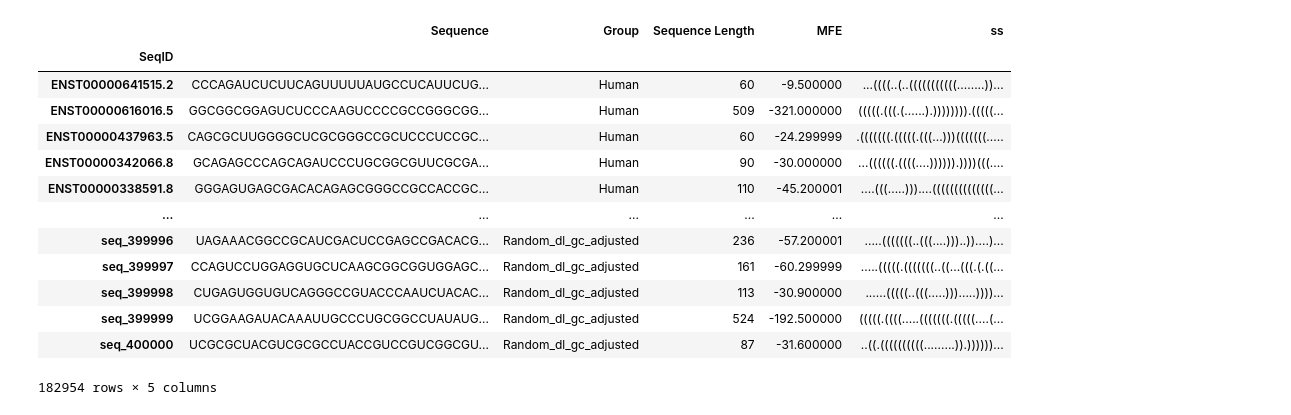
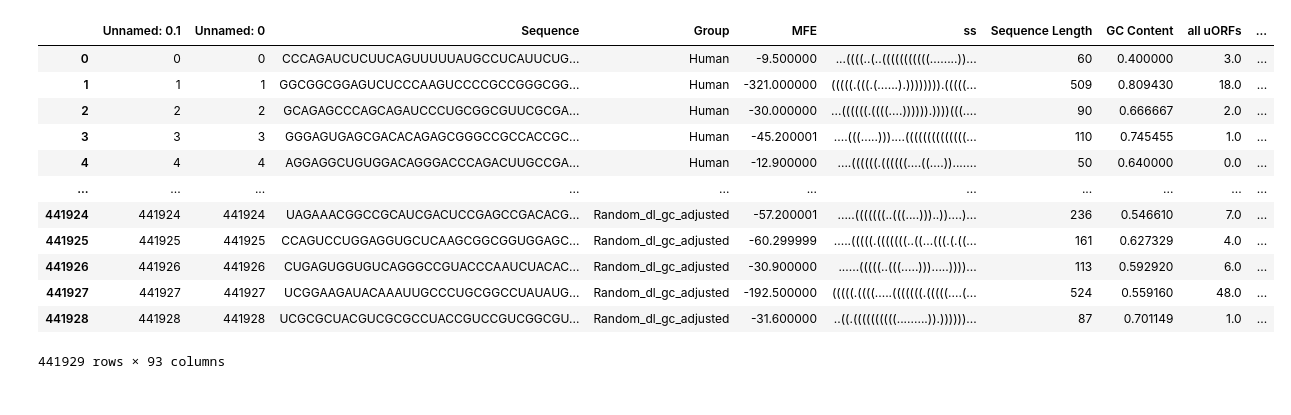
Before and after one commit to jechochamber/Bachelor, a Jupyter notebook: plots.ipynb, the cells around one changed output. Saved outputs shown, nothing was run; the diff lists cells and outputs as text; code cells hidden in the pictures.

```diff
--- a/plots.ipynb
+++ b/plots.ipynb
@@ -10,20 +14,22 @@ counts.set_index('SeqID',inplace=True)
+# %%
+seqs=pd.read_csv("data/newdataset.csv")
+seqs
+# %% [output]
+|  | Unnamed: 0.1 | Unnamed: 0 | Sequence | Group | MFE | ss | Sequence Length | GC Content | all uORFs | ... |
+| 0 | 0 | 0 | CCCAGAUCUCUUCAGUUUUUAUGCCUCAUUCUG... | Human | -9.500000 | ...((((..(..(((((((((((........))... | 60 | 0.400000 | 3.0 | ... |
+| 1 | 1 | 1 | GGCGGCGGAGUCUCCCAAGUCCCCGCCGGGCGG... | Human | -321.000000 | (((((.(((.(......).)))))))).(((((... | 509 | 0.809430 | 18.0 | ... |
+| 2 | 2 | 2 | GCAGAGCCCAGCAGAUCCCUGCGGCGUUCGCGA... | Human | -30.000000 | ...((((((.((((....)))))).))))(((.... | 90 | 0.666667 | 2.0 | ... |
+| 3 | 3 | 3 | GGGAGUGAGCGACACAGAGCGGGCCGCCACCGC... | Human | -45.200001 | ....(((.....)))....((((((((((((((... | 110 | 0.745455 | 1.0 | ... |
+| 4 | 4 | 4 | AGGAGGCUGUGGACAGGGACCCAGACUUGCCGA... | Human | -12.900000 | ....((((((.((((((....((....))....... | 50 | 0.640000 | 0.0 | ... |
+| ... | ... | ... | ... | ... | ... | ... | ... | ... | ... | ... |
+| 441924 | 441924 | 441924 | UAGAAACGGCCGCAUCGACUCCGAGCCGACACG... | Random_dl_gc_adjusted | -57.200001 | .....(((((((..(((....)))..))....)... | 236 | 0.546610 | 7.0 | ... |
+| 441925 | 441925 | 441925 | CCAGUCCUGGAGGUGCUCAAGCGGCGGUGGAGC... | Random_dl_gc_adjusted | -60.299999 | .....(((((.(((((((..((...(((.(.((... | 161 | 0.627329 | 4.0 | ... |
+| 441926 | 441926 | 441926 | CUGAGUGGUGUCAGGGCCGUACCCAAUCUACAC... | Random_dl_gc_adjusted | -30.900000 | ......(((((..(((.....))).....))))... | 113 | 0.592920 | 6.0 | ... |
+| 441927 | 441927 | 441927 | UCGGAAGAUACAAAUUGCCCUGCGGCCUAUAUG... | Random_dl_gc_adjusted | -192.500000 | (((((.((((.....(((((((.(((((....(... | 524 | 0.559160 | 48.0 | ... |
+| 441928 | 441928 | 441928 | UCGCGCUACGUCGCGCCUACCGUCCGUCGGCGU... | Random_dl_gc_adjusted | -31.600000 | ..((.((((((((((.........)).))))))... | 87 | 0.701149 | 1.0 | ... |
+441929 rows × 93 columns
 # %%
-mfe_seqs=pd.read_csv('data/MFE_dl_stats.csv')
+mfe_seqs=pd.read_csv('data/MFE_stats.csv')
 mfe_seqs.set_index('SeqID',inplace=True)
 mfe_seqs['Sequence Length']=mfe_seqs.Sequence.apply(len)
 mfe_seqs
-# %% [output]
-|  | Sequence | Group | Sequence Length | MFE | ss |
-| SeqID |  |  |  |  |  |
-| ENST00000641515.2 | CCCAGAUCUCUUCAGUUUUUAUGCCUCAUUCUG... | Human | 60 | -9.500000 | ...((((..(..(((((((((((........))... |
-| ENST00000616016.5 | GGCGGCGGAGUCUCCCAAGUCCCCGCCGGGCGG... | Human | 509 | -321.000000 | (((((.(((.(......).)))))))).(((((... |
-| ENST00000437963.5 | CAGCGCUUGGGGCUCGCGGGCCGCUCCCUCCGC... | Human | 60 | -24.299999 | .(((((((.(((((.(((...)))(((((((..... |
-| ENST00000342066.8 | GCAGAGCCCAGCAGAUCCCUGCGGCGUUCGCGA... | Human | 90 | -30.000000 | ...((((((.((((....)))))).))))(((.... |
-| ENST00000338591.8 | GGGAGUGAGCGACACAGAGCGGGCCGCCACCGC... | Human | 110 | -45.200001 | ....(((.....)))....((((((((((((((... |
-| ... | ... | ... | ... | ... | ... |
-| seq_399996 | UAGAAACGGCCGCAUCGACUCCGAGCCGACACG... | Random_dl_gc_adjusted | 236 | -57.200001 | .....(((((((..(((....)))..))....)... |
-| seq_399997 | CCAGUCCUGGAGGUGCUCAAGCGGCGGUGGAGC... | Random_dl_gc_adjusted | 161 | -60.299999 | .....(((((.(((((((..((...(((.(.((... |
-| seq_399998 | CUGAGUGGUGUCAGGGCCGUACCCAAUCUACAC... | Random_dl_gc_adjusted | 113 | -30.900000 | ......(((((..(((.....))).....))))... |
-| seq_399999 | UCGGAAGAUACAAAUUGCCCUGCGGCCUAUAUG... | Random_dl_gc_adjusted | 524 | -192.500000 | (((((.((((.....(((((((.(((((....(... |
-| seq_400000 | UCGCGCUACGUCGCGCCUACCGUCCGUCGGCGU... | Random_dl_gc_adjusted | 87 | -31.600000 | ..((.((((((((((.........)).))))))... |
-182954 rows × 5 columns
```
Also changed, not shown: parts of 42 cells of this notebook, 1 other file.
